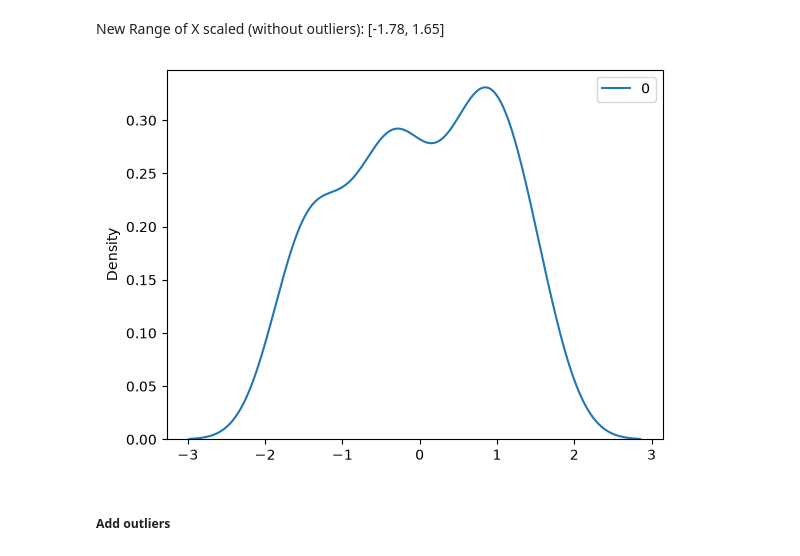
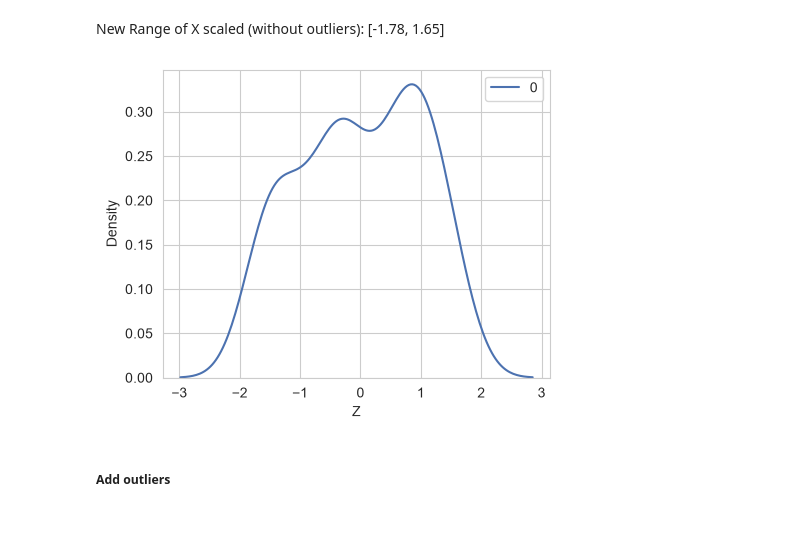
Before and after one commit to dheemanth-bhat/supervised-ml-algorithms, a Jupyter notebook: 00_Into_To_ML/04_Feature_Scaling.ipynb, the cells around one changed output. Saved outputs shown, nothing was run; the diff lists cells and outputs as text; code cells hidden in the pictures; blank space fills up the shorter version.

```diff
--- a/00_Into_To_ML/04_Feature_Scaling.ipynb
+++ b/00_Into_To_ML/04_Feature_Scaling.ipynb
@@ -8,7 +8,14 @@ import matplotlib.pyplot as plt
 import seaborn as sns
 # %%
 RANDOM_STATE = 42
+
+# Configure NumPy.
 rng = np.random.default_rng(seed=RANDOM_STATE)
+np.set_printoptions(linewidth=100)
+
+# Configure Seaborn.
+sns.set_style("whitegrid")
+sns.set_palette("deep")
 # %% [markdown]
 ## 1 Introduction
 # %% [markdown]
@@ -154,10 +161,14 @@ pd.Series(Xs.flatten()).describe().to_frame().T
 # %% [markdown]
 New Range of X scaled (without outliers): [-1.78, 1.65]
 # %%
+plt.figure(figsize=(5, 4))
+
 sns.kdeplot(Xs)
+plt.xlabel("Z")
+
 plt.show()
 # %% [output]
-[figure, old version]
+[figure, new version]
 # %% [markdown]
 ##### Add outliers
 # %%
```
Also changed, not shown: parts of 1 cell of this notebook.
